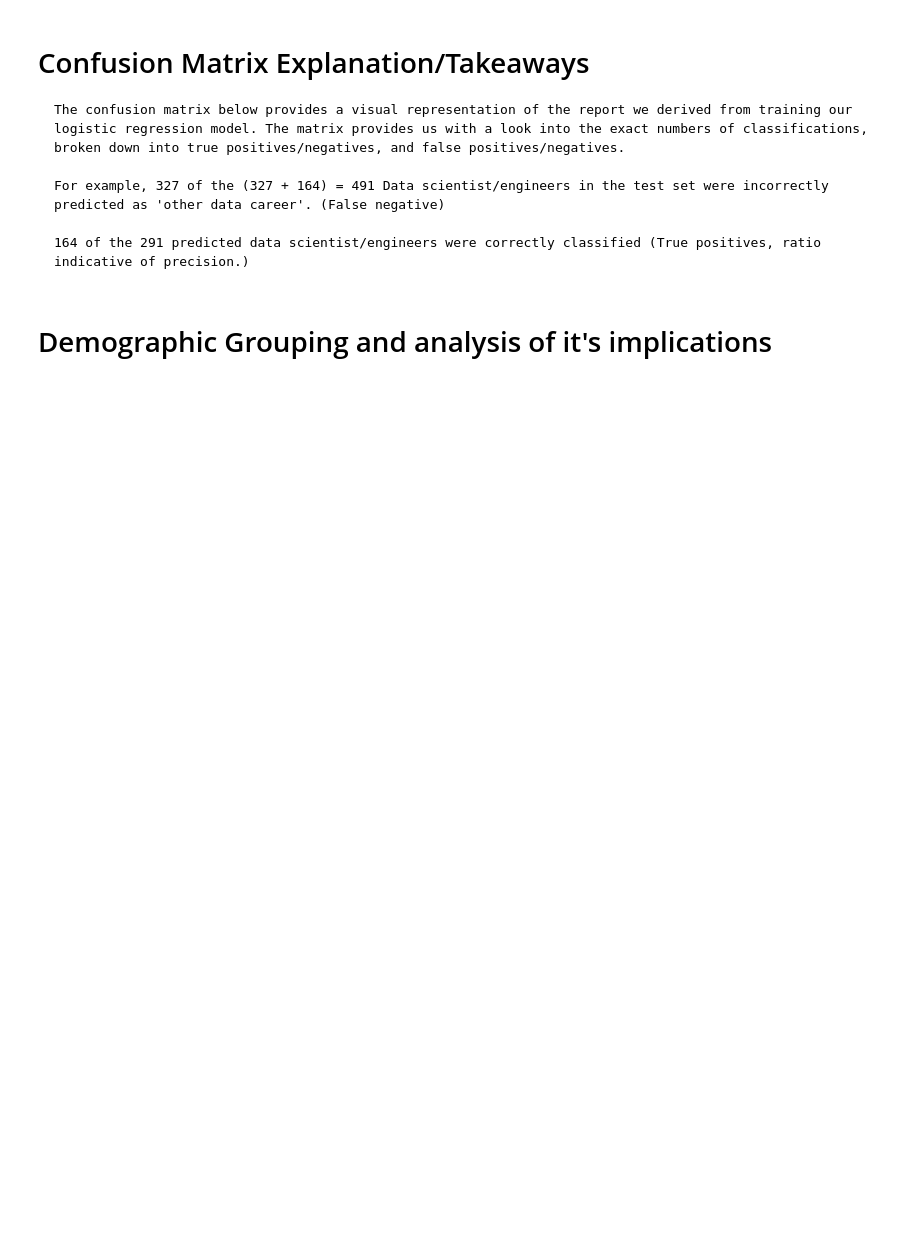
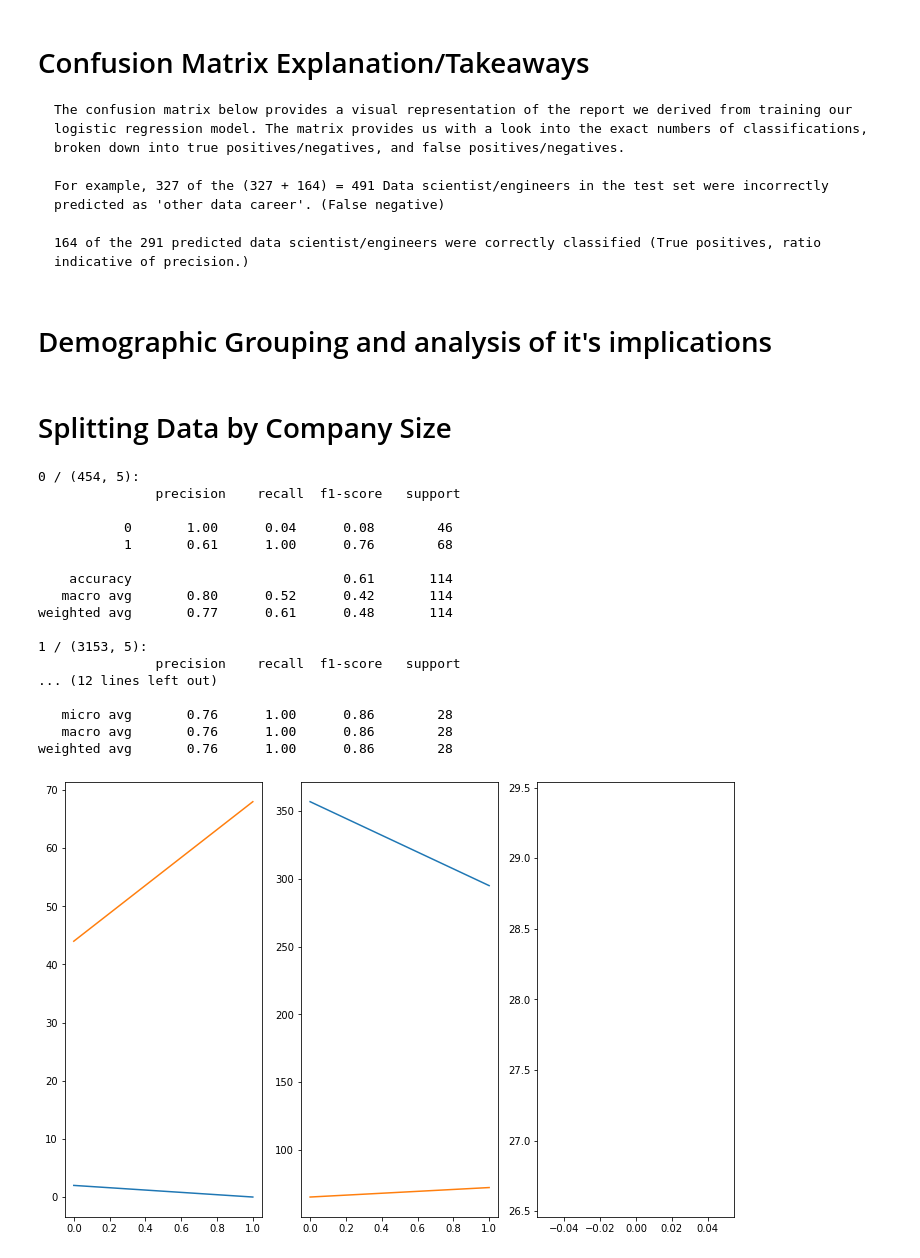
Before and after one commit to manny-pi/inst.354.final.project, a Jupyter notebook: final_project.ipynb, the cells around one changed output. Cells and saved outputs as stored; diff of their text form; code cells hidden in the pictures; blank space fills up the shorter version.

Commit message:
grouped dataset by company size

```diff
--- a/final_project.ipynb
+++ b/final_project.ipynb
@@ -176,3 +223,59 @@ Text(0.5, 0.98, 'Plot of confusion matrix')
     164 of the 291 predicted data scientist/engineers were correctly classified (True positives, ratio indicative of precision.)
 # %% [markdown]
 <h1>Demographic Grouping and analysis of it's implications</h1>
+# %% [markdown]
+# Splitting Data by Company Size
+# %%
+# 0: L, 1: M, 2: S
+groups = [0, 1, 2]
+ds_salaries_by_size = df[
+    [
+        "job_title",
+        "remote_ratio",
+        "salary_in_usd",
+        "employee_residence",
+        "company_size"
+    ]
+].groupby(by=["company_size"])
+
+fig, axes = plt.subplots(ncols=3, figsize=(12, 8))
+
+for n, group in enumerate(groups):
+    g = ds_salaries_by_size.get_group(group)
+
+    X = g.drop(labels=["job_title"], axis=1) # select the features
+    y = (g['job_title']).values # select the target
+
+    # split the data into training and testing sets
+    X_train, X_test, y_train, y_test = tts(X, y, random_state=10)
+    X_train.shape, y_train.shape, X_test.shape, y_test.shape
+
+    model = LogisticRegression(max_iter=1000).fit(X_train, y_train)
+    y_pred =  model.predict(X_test)
+
+    report = classification_report(y_test, y_pred, labels=np.unique(y_pred))
+    conf_matrix = confusion_matrix(y_test, y_pred, labels=np.unique(y_pred))
+
+    # Plot the nth confusion matrix on the nth axis
+    axes[n].plot(conf_matrix)
+
+    print(f"{group} / {g.shape}:\n {report}")
+# %% [output]
+0 / (454, 5):
+               precision    recall  f1-score   support
+
+           0       1.00      0.04      0.08        46
+           1       0.61      1.00      0.76        68
+
+    accuracy                           0.61       114
+   macro avg       0.80      0.52      0.42       114
+weighted avg       0.77      0.61      0.48       114
+
+1 / (3153, 5):
+               precision    recall  f1-score   support
+... (12 lines left out)
+
+   micro avg       0.76      1.00      0.86        28
+   macro avg       0.76      1.00      0.86        28
+weighted avg       0.76      1.00      0.86        28
+[figure, added]
```
Also changed, not shown: parts of 7 cells of this notebook.
